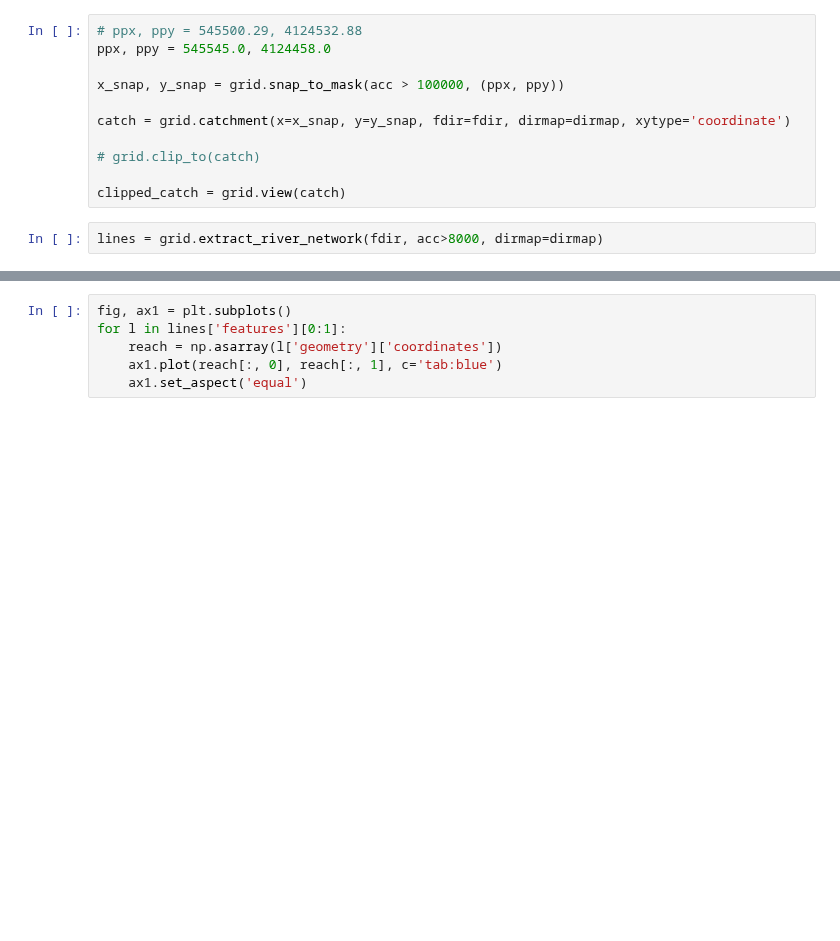
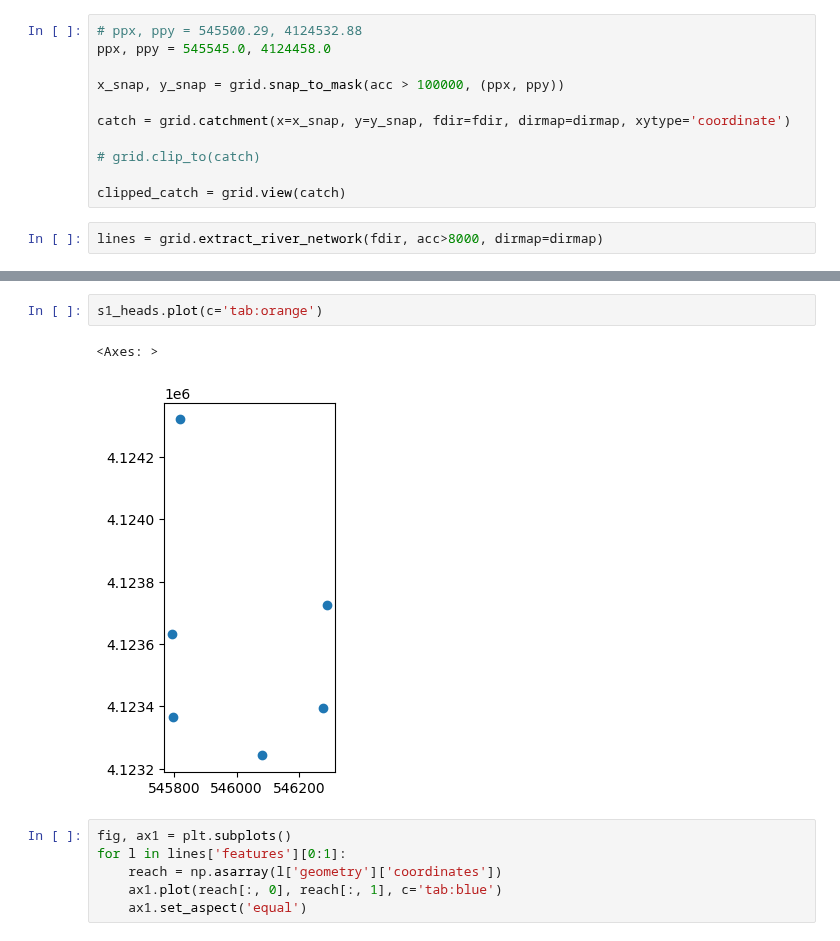
Before and after one commit to wherediddavidgo/multitemporal_RSSA, a Jupyter notebook: field_data.ipynb, the cells around one changed output, grey strips where cells are left out. Saved outputs shown, nothing was run; the diff lists cells and outputs as text; blank space fills up the shorter version.

```diff
--- a/field_data.ipynb
+++ b/field_data.ipynb
@@ -73,3 +77,8 @@ ax.scatter(ppx, ppy, zorder=5)
+# %%
+s1_heads.plot(c='tab:orange')
+# %% [output]
+<Axes: >
+[figure, added]
 # %%
 fig, ax1 = plt.subplots()
 for l in lines['features'][0:1]:
```
Also changed, not shown: parts of 23 cells of this notebook.
